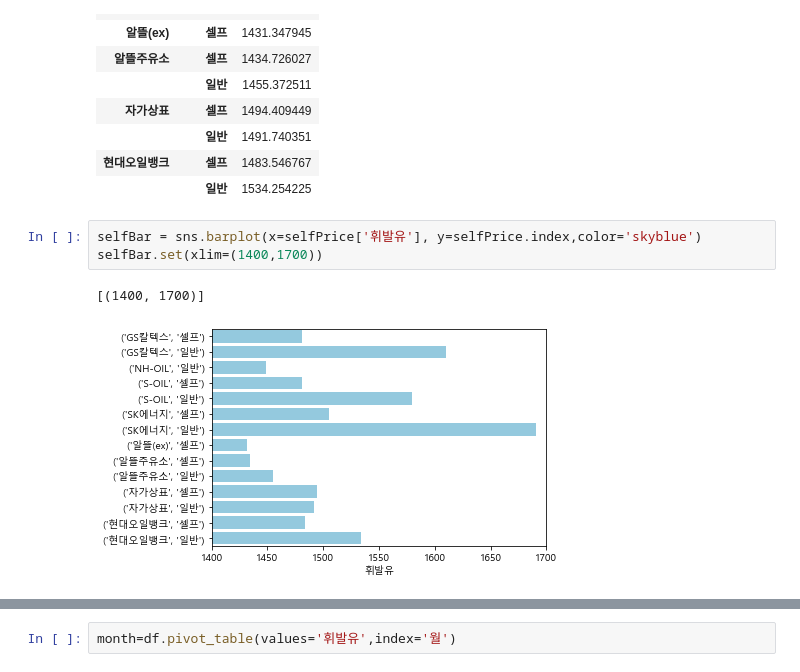
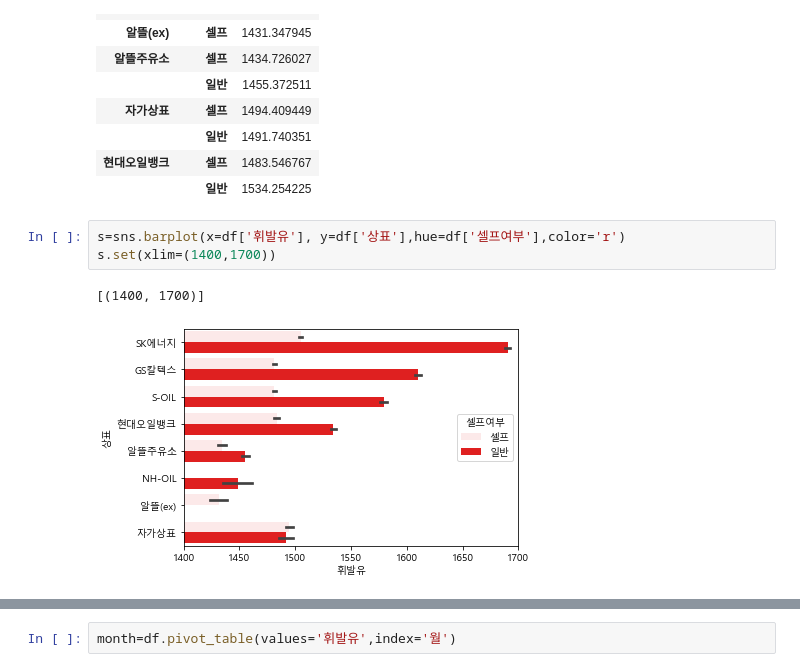
Before and after one commit to jaenjaen/TIL, a Jupyter notebook: python/workshop/일차 프로젝트 - 2019년 서울 특별시 주유소 판매가격 분석_이재은.ipynb, the cells around one changed output, grey strips where cells are left out. Saved outputs shown, nothing was run; the diff lists cells and outputs as text.

Commit message:
[2020-07-16 17:10] visualization

```diff
--- a/python/workshop/일차 프로젝트 - 2019년 서울 특별시 주유소 판매가격 분석_이재은.ipynb
+++ b/python/workshop/일차 프로젝트 - 2019년 서울 특별시 주유소 판매가격 분석_이재은.ipynb
@@ -276,11 +276,11 @@ selfPrice
 | 현대오일뱅크 | 셀프 | 1483.546767 |
 |  | 일반 | 1534.254225 |
 # %%
-selfBar = sns.barplot(x=selfPrice['휘발유'], y=selfPrice.index,color='skyblue')
-selfBar.set(xlim=(1400,1700))
+s=sns.barplot(x=df['휘발유'], y=df['상표'],hue=df['셀프여부'],color='r')
+s.set(xlim=(1400,1700))
 # %% [output]
 [(1400, 1700)]
-[figure, old version]
+[figure, new version]
 # %%
 # 셀프여부에 따라 휘발유 가격을 boxplot으로 시각화해보세요.
 # 휘발유가 0인 데이터는 제외하고 시각화합니다.
```
Also changed, not shown: parts of 7 cells of this notebook, 2 other files.
